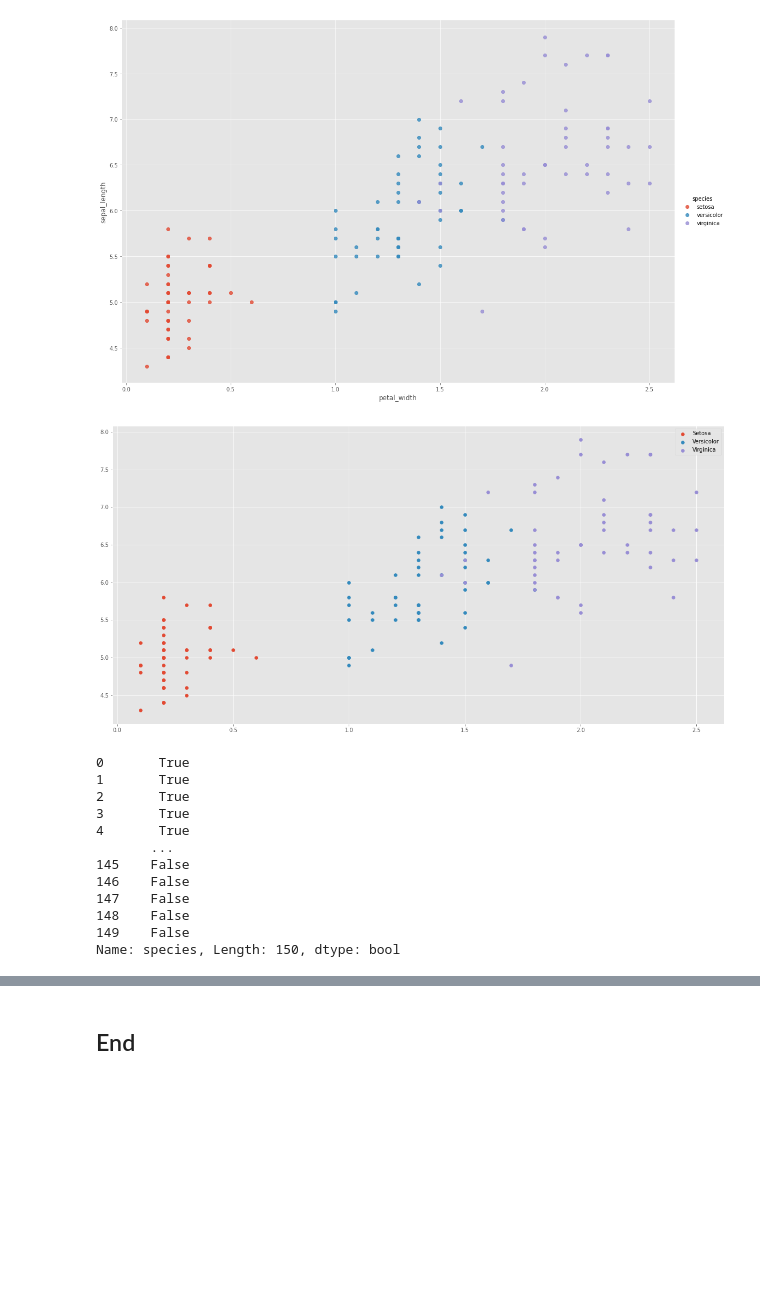
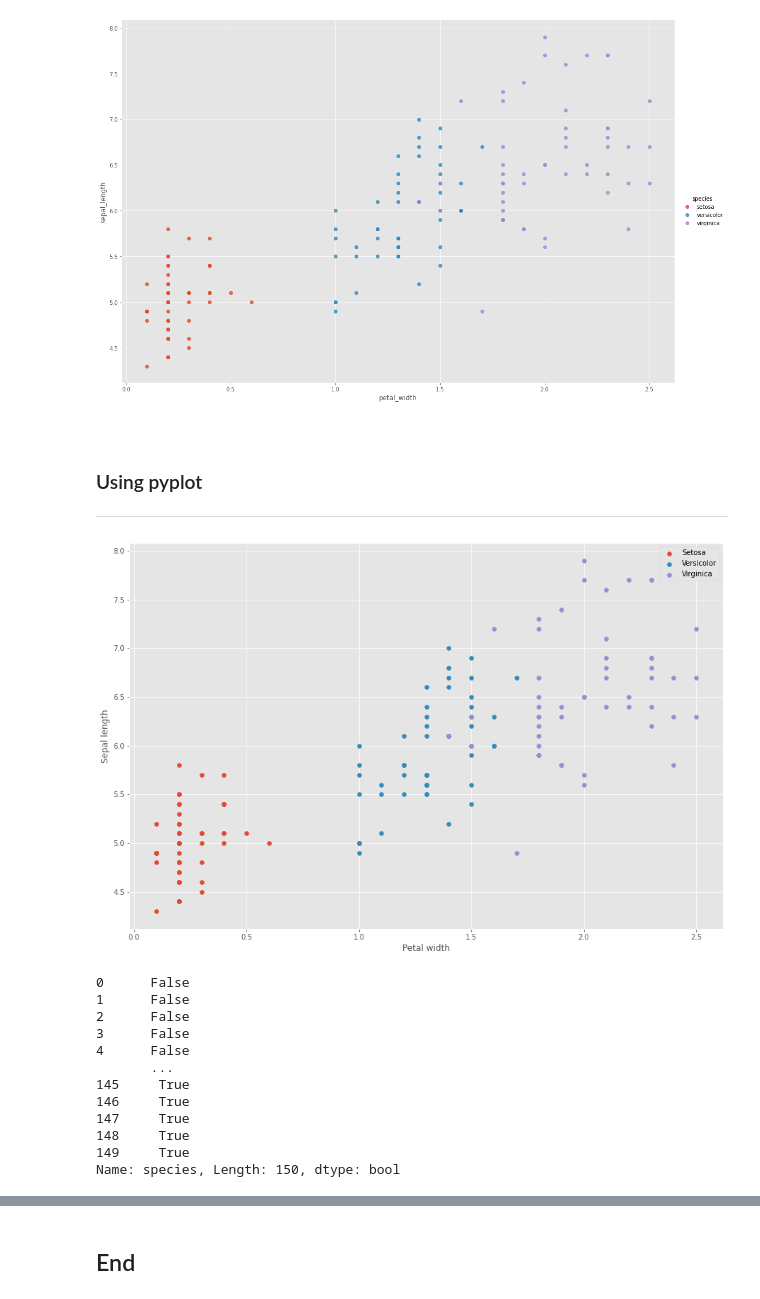
Before and after one commit to ianmcloughlin/jupyter-teaching-notebooks, a Jupyter notebook: iris-classification.ipynb, the cells around one changed output, grey strips where cells are left out. Cells and saved outputs as stored; diff of their text form; code cells hidden in the pictures; blank space fills up the shorter version.

```diff
--- a/iris-classification.ipynb
+++ b/iris-classification.ipynb
@@ -83,37 +111,45 @@ ax.plot(df['petal_width'], df['sepal_length'], '.');
 sns.lmplot(x="petal_width", y="sepal_length", hue='species', data=df, fit_reg=False, height=10, aspect=1.5);
 # %% [output]
 [figure]
+# %% [markdown]
+<br>
+
+### Using pyplot
+
+***
 # %%
 # Segregate the data.
 setos = df[df['species'] == 'setosa']
 versi = df[df['species'] == 'versicolor']
 virgi = df[df['species'] == 'virginica']
 
 # New plot.
 fig, ax = plt.subplots()
 
 # Scatter plots.
 ax.scatter(setos['petal_width'], setos['sepal_length'], label='Setosa')
 ax.scatter(versi['petal_width'], versi['sepal_length'], label='Versicolor')
 ax.scatter(virgi['petal_width'], virgi['sepal_length'], label='Virginica')
 
 # Show the legend.
+ax.set_xlabel('Petal width')
+ax.set_ylabel('Sepal length')
 ax.legend();
 # %% [output]
-[figure, old version]
+[figure, new version]
 # %%
 # How the segregation works.
-df['species'] == 'setosa'
+df['species'] == 'virginica'
 # %% [output]
-0       True
-1       True
-2       True
-3       True
-4       True
+0      False
+1      False
+2      False
+3      False
+4      False
        ...
-145    False
-146    False
-147    False
-148    False
-149    False
+145     True
+146     True
+147     True
+148     True
+149     True
 Name: species, Length: 150, dtype: bool
```
Also changed, not shown: parts of 90 cells of this notebook.
